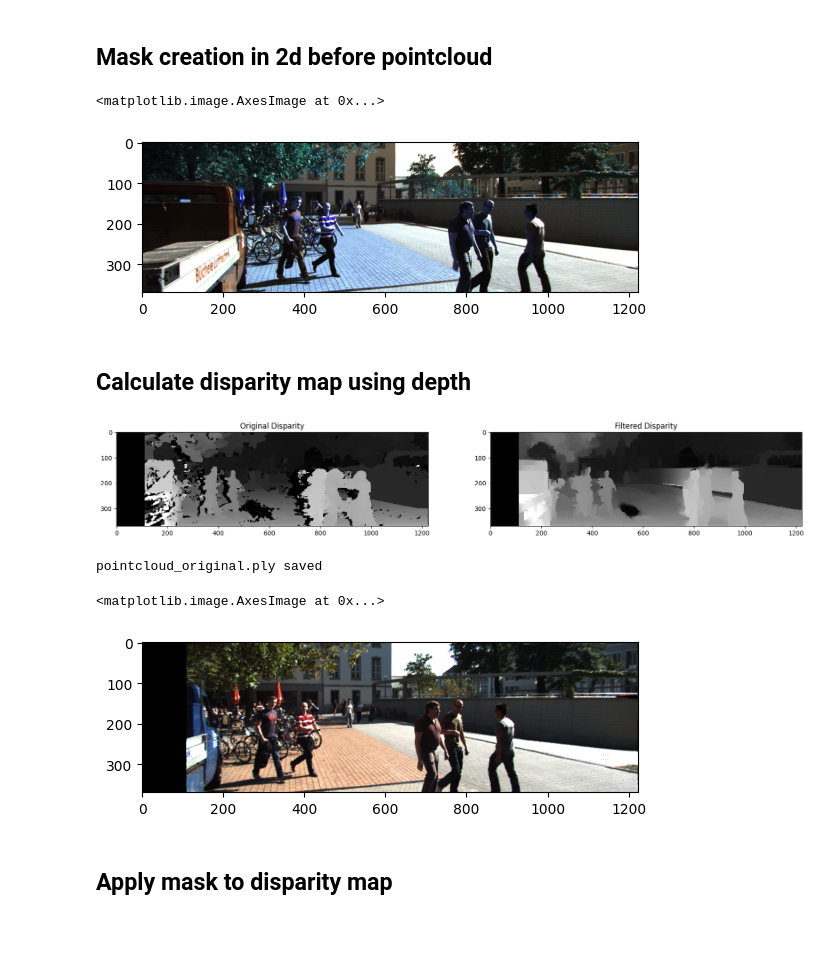
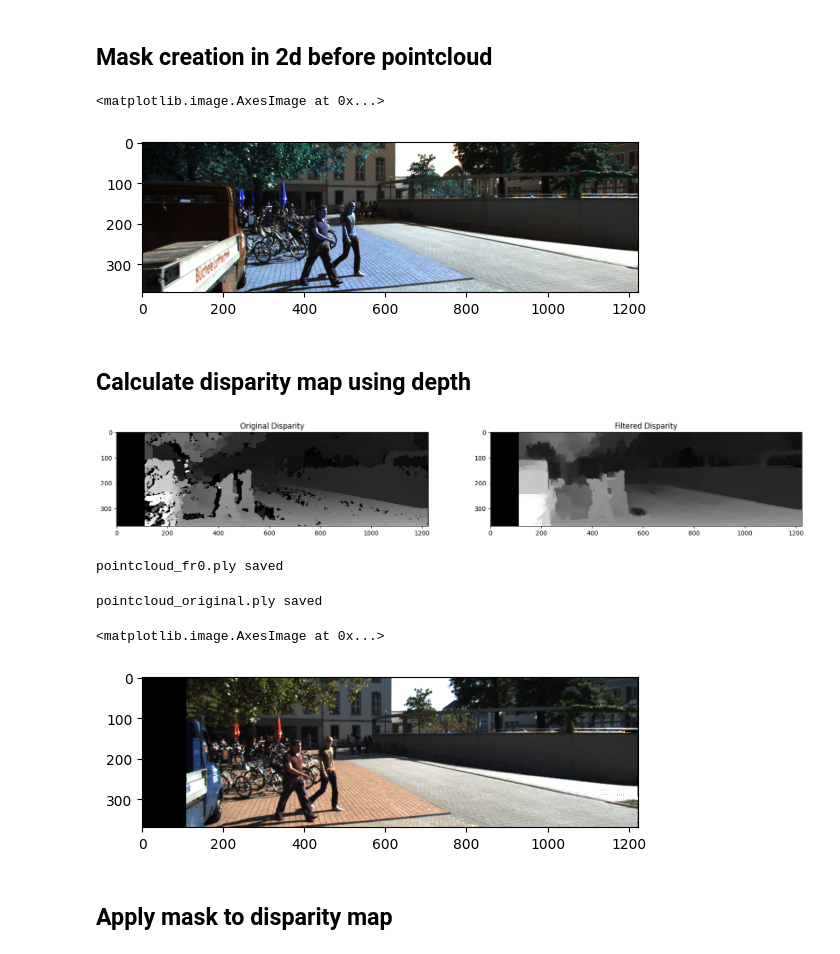
Before and after one commit to alexciru/Pfas-finalProject, a Jupyter notebook: notebooks/3D_registration.ipynb, the cells around one changed output. Saved outputs shown, nothing was run; the diff lists cells and outputs as text; code cells hidden in the pictures.

```diff
--- a/notebooks/3D_registration.ipynb
+++ b/notebooks/3D_registration.ipynb
@@ -172,11 +172,6 @@ def export_pointcloud(disparity_map, colors, filename):
 
     points = cv2.reprojectImageTo3D(disparity_map, cvQ, handleMissingValues=False)
 
-    # convert point to o3d points
-    points = np.reshape(points, (points.shape[0]*points.shape[1], 3))
-    points = o3d.geometry.PointCloud(o3d.utility.Vector3dVector(points))
-
-    o3d.visualization.draw_geometries([points])
     #reflect on x axis
     reflect_matrix = np.identity(3)
     reflect_matrix[0] *= -1
@@ -195,7 +190,7 @@ def export_pointcloud(disparity_map, colors, filename):
 
     write_ply(filename, out_points, out_colors)
     print(f'{filename} saved')
-    return out_points, reflect_matrix, idx, cam3, mask
+    return out_points, reflect_matrix, idx, cam2, mask
 # %%
 def pointcloudToImage(points, reflectMat, idx, cam3, mask, left_img, right_img):
     # Verify the pointcloud by going back to the original image based on the points
@@ -219,7 +214,7 @@ def pointcloudToImage(points, reflectMat, idx, cam3, mask, left_img, right_img):
 ### Load the directories
 # %%
 ##################
-_fr_num = 25
+_fr_num = 0
 ################
 
 
@@ -339,7 +334,7 @@ right_img_blur = cv2.blur(cv2.cvtColor(right_img, cv2.COLOR_BGR2GRAY), (5,5))
 plt.imshow(left_img)
 # %% [output]
 <matplotlib.image.AxesImage at 0x...>
-[figure, old version]
+[figure, new version]
 # %% [markdown]
 ## Calculate disparity map using depth
 # %%
@@ -348,34 +343,37 @@ sgbmObject, disparityMap = semiGlobalMatchMap(left_img_blur, right_img_blur)
 
 # Calculate the disparity map and apply WLS filter
 leftMatcher = sgbmObject
 rightMatcher = cv2.ximgproc.createRightMatcher(leftMatcher)
 
 # Calculating disparity using the stereoBM algorithm
 leftDisparity =  leftMatcher.compute(left_img_blur, right_img_blur)
 rightDisparity = rightMatcher.compute(right_img_blur, left_img_blur)
 
 # Create a WLS (weighted least squares) filter (source: https://docs.opencv.org/3.4/d3/d14/tutorial_ximgproc_disparity_filtering.html)
 wlsFilter = cv2.ximgproc.createDisparityWLSFilter(leftMatcher)
 wlsFilter.setLambda(8000)     # The tuning parameter, depends on the range of disparity values
 wlsFilter.setSigmaColor(0.7)    # Adjusts the filter's sensitivity to edges in the image (between 0.8 and 2.0 usually good)
 
 filteredDisparity = wlsFilter.filter(leftDisparity, left_img_blur, None, rightDisparity)
 
 # Get the original and filtered disparity images
 orgDistL = cv2.ximgproc.getDisparityVis(leftDisparity)
 filteredL = cv2.ximgproc.getDisparityVis(filteredDisparity)
 
 # Visualize the images one above the other
 plt.figure(figsize=(20,10))
 plt.subplot(221)
 plt.imshow(orgDistL, 'gray')
 plt.title('Original Disparity')
 plt.subplot(222)
 plt.imshow(filteredL, 'gray')
 plt.title('Filtered Disparity')
 plt.show()
+
+points, reflectMat, idx, cam3, mask = export_pointcloud(filteredL, left_img, "pointcloud_fr0.ply")
 # %% [output]
-[figure, old version]
+[figure, new version]
+pointcloud_fr0.ply saved
 # %%
 points, reflectMat, idx, cam3, mask = export_pointcloud(filteredDisparity, left_img, "pointcloud_original.ply")
 
@@ -384,7 +382,7 @@ plt.imshow(blank_img, 'gray')
 # %% [output]
 pointcloud_original.ply saved
 <matplotlib.image.AxesImage at 0x...>
-[figure, old version]
+[figure, new version]
 # %% [markdown]
 ## Apply mask to disparity map
 # %%
```
Also changed, not shown: parts of 12 cells of this notebook, 15 other files.
